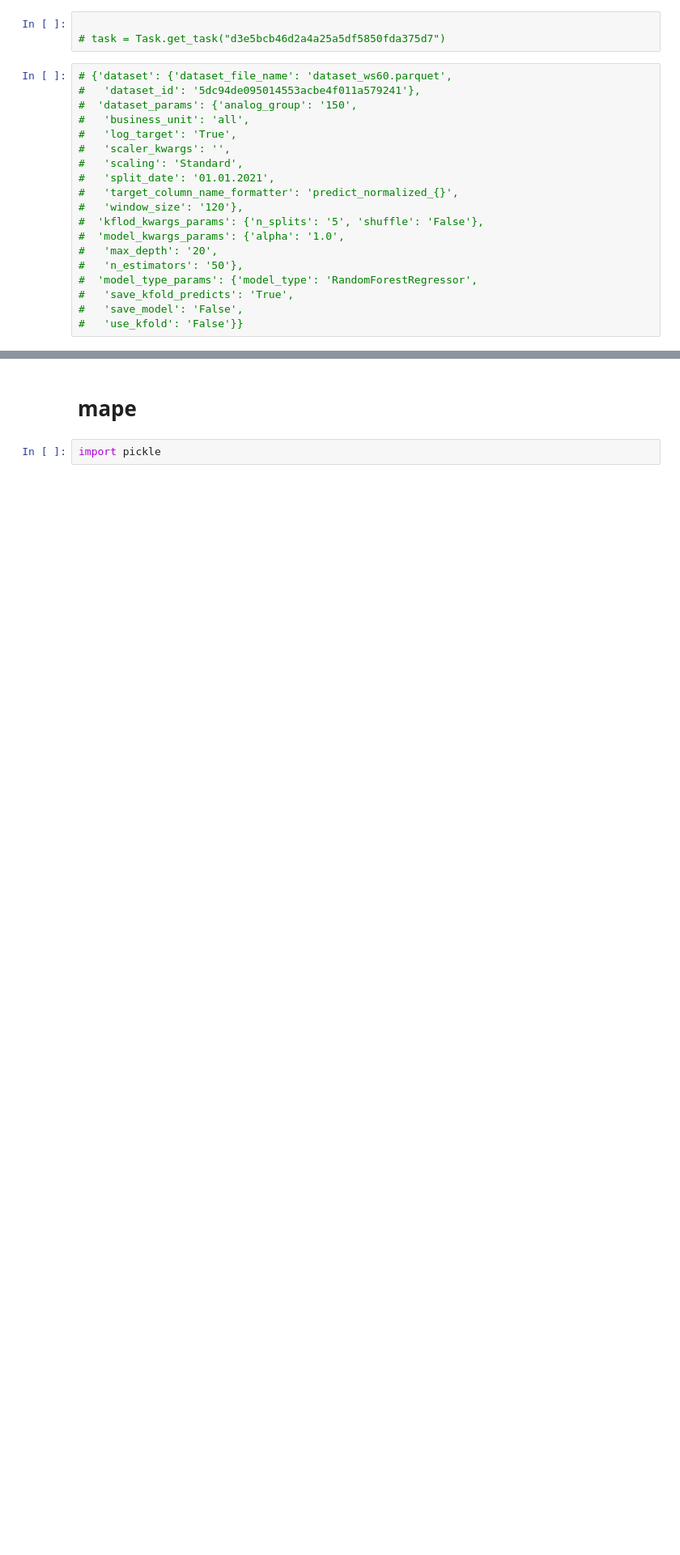
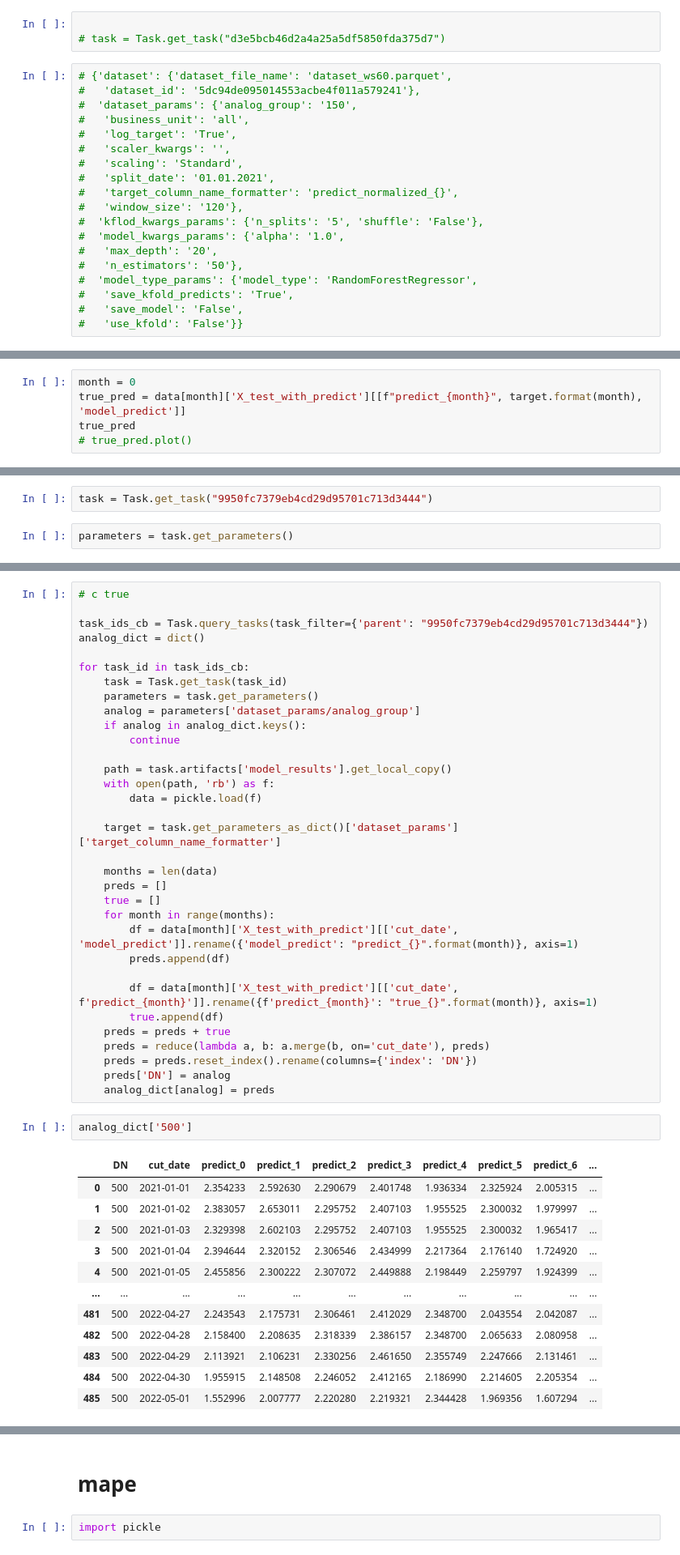
Before and after one commit to srzhn/chikchirik, a Jupyter notebook: get_staticstics.ipynb, the cells around one changed output, grey strips where cells are left out. Shown at 81% size. Drawn from its saved outputs; the diff is of its cells as text; blank space fills up the shorter version.

```diff
--- a/get_staticstics.ipynb
+++ b/get_staticstics.ipynb
@@ -135,0 +434,5 @@ for key, group in res_df.groupby('analog'):
+# %%
+month = 0
+true_pred = data[month]['X_test_with_predict'][[f"predict_{month}", target.format(month), 'model_predict']]
+true_pred
+# true_pred.plot()
@@ -135,0 +463,4 @@ for key, group in res_df.groupby('analog'):
+# %%
+task = Task.get_task("9950fc7379eb4cd29d95701c713d3444")
+# %%
+parameters = task.get_parameters()
@@ -135,0 +514,48 @@ for key, group in res_df.groupby('analog'):
+# %%
+# с true
+
+task_ids_cb = Task.query_tasks(task_filter={'parent': "9950fc7379eb4cd29d95701c713d3444"})
+analog_dict = dict()
+
+for task_id in task_ids_cb:
+    task = Task.get_task(task_id)
+    parameters = task.get_parameters()
+    analog = parameters['dataset_params/analog_group']
+    if analog in analog_dict.keys():
+        continue
+
+    path = task.artifacts['model_results'].get_local_copy()
+    with open(path, 'rb') as f:
+        data = pickle.load(f)
+
+    target = task.get_parameters_as_dict()['dataset_params']['target_column_name_formatter']
+
+    months = len(data)
+    preds = []
+    true = []
+    for month in range(months):
+        df = data[month]['X_test_with_predict'][['cut_date', 'model_predict']].rename({'model_predict': "predict_{}".format(month)}, axis=1)
+        preds.append(df)
+
+        df = data[month]['X_test_with_predict'][['cut_date', f'predict_{month}']].rename({f'predict_{month}': "true_{}".format(month)}, axis=1)
+        true.append(df)
+    preds = preds + true
+    preds = reduce(lambda a, b: a.merge(b, on='cut_date'), preds)
+    preds = preds.reset_index().rename(columns={'index': 'DN'})
+    preds['DN'] = analog
+    analog_dict[analog] = preds
+# %%
+analog_dict['500']
+# %% [output]
+|  | DN | cut_date | predict_0 | predict_1 | predict_2 | predict_3 | predict_4 | predict_5 | predict_6 | ... |
+| 0 | 500 | 2021-01-01 | 2.354233 | 2.592630 | 2.290679 | 2.401748 | 1.936334 | 2.325924 | 2.005315 | ... |
+| 1 | 500 | 2021-01-02 | 2.383057 | 2.653011 | 2.295752 | 2.407103 | 1.955525 | 2.300032 | 1.979997 | ... |
+| 2 | 500 | 2021-01-03 | 2.329398 | 2.602103 | 2.295752 | 2.407103 | 1.955525 | 2.300032 | 1.965417 | ... |
+| 3 | 500 | 2021-01-04 | 2.394644 | 2.320152 | 2.306546 | 2.434999 | 2.217364 | 2.176140 | 1.724920 | ... |
+| 4 | 500 | 2021-01-05 | 2.455856 | 2.300222 | 2.307072 | 2.449888 | 2.198449 | 2.259797 | 1.924399 | ... |
+| ... | ... | ... | ... | ... | ... | ... | ... | ... | ... | ... |
+| 481 | 500 | 2022-04-27 | 2.243543 | 2.175731 | 2.306461 | 2.412029 | 2.348700 | 2.043554 | 2.042087 | ... |
+| 482 | 500 | 2022-04-28 | 2.158400 | 2.208635 | 2.318339 | 2.386157 | 2.348700 | 2.065633 | 2.080958 | ... |
+| 483 | 500 | 2022-04-29 | 2.113921 | 2.106231 | 2.330256 | 2.461650 | 2.355749 | 2.247666 | 2.131461 | ... |
+| 484 | 500 | 2022-04-30 | 1.955915 | 2.148508 | 2.246052 | 2.412165 | 2.186990 | 2.214605 | 2.205354 | ... |
+| 485 | 500 | 2022-05-01 | 1.552996 | 2.007777 | 2.220280 | 2.219321 | 2.344428 | 1.969356 | 1.607294 | ... |
```
Also changed, not shown: parts of 63 cells of this notebook, 5 other files.
